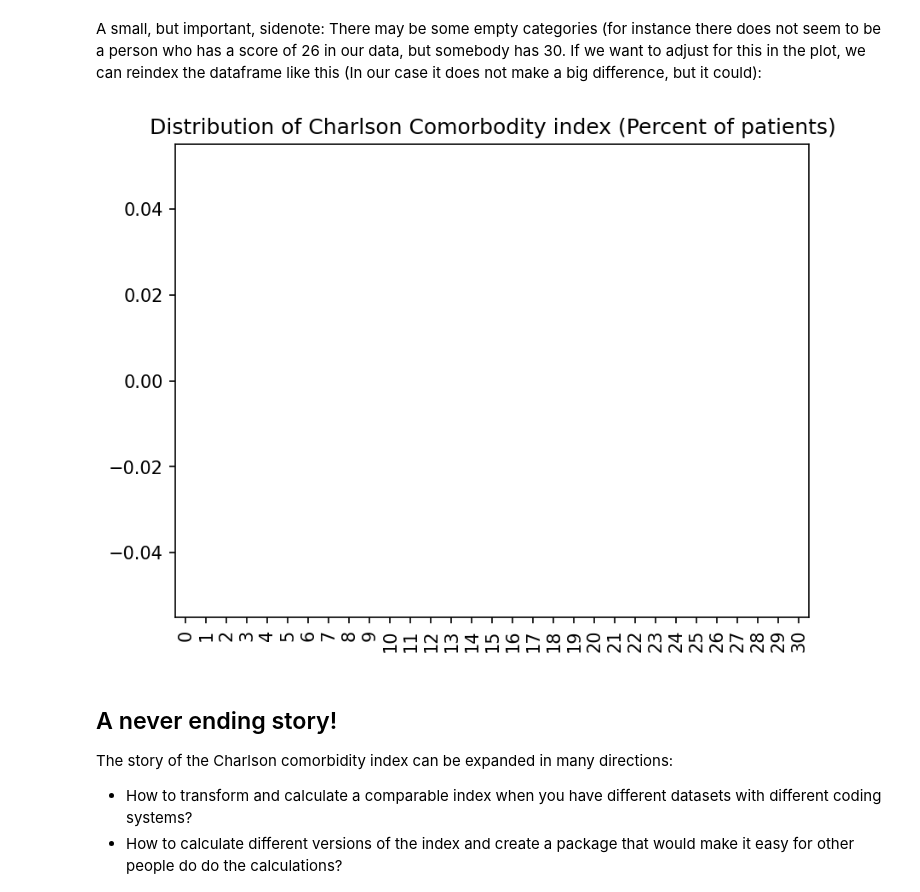
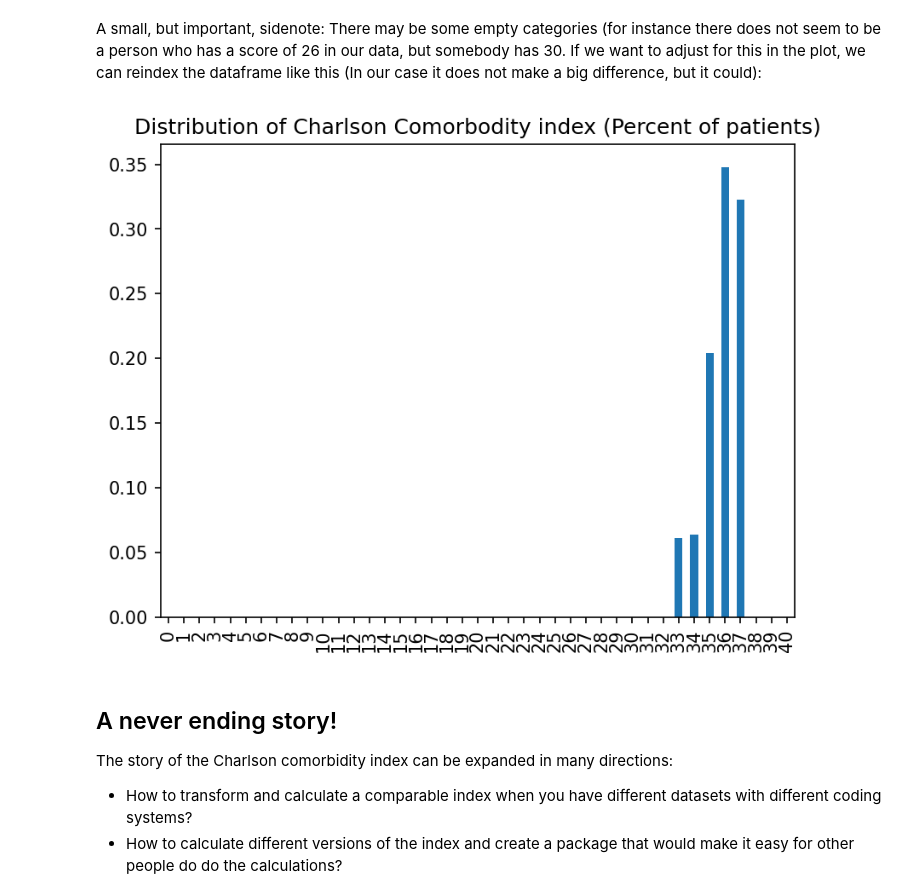
Before and after one commit to hmelberg/health-analytics-using-python, a Jupyter notebook: pure_functions_code_expander.ipynb, the cells around one changed output. Cells and saved outputs as stored; diff of their text form; code cells hidden in the pictures.

```diff
--- a/pure_functions_code_expander.ipynb
+++ b/pure_functions_code_expander.ipynb
@@ -1021,9 +1021,9 @@ pd.Series(charlson).value_counts(normalize=True).sort_index().plot.bar();
 # %% [markdown]
 A small, but important, sidenote: There may be some empty categories (for instance there does not seem to be a person who has a score of 26 in our data, but somebody has 30. If we want to adjust for this in the plot, we can reindex the dataframe like this (In our case it does not make a big difference, but it could):
 # %%
-pd.Series(charlson).value_counts(normalize=True).sort_index().reindex(range(31)).plot.bar(title='Distribution of Charlson Comorbodity index (Percent of patients)');
+pd.Series(charlson).value_counts(normalize=True).sort_index().reindex(range(41)).plot.bar(title='Distribution of Charlson Comorbodity index (Percent of patients)');
 # %% [output]
-[figure, old version]
+[figure, new version]
 # %% [markdown]
 ## A never ending story!
 The story of the Charlson comorbidity index can be expanded in many directions:
```
Also changed, not shown: parts of 1 cell of this notebook.
